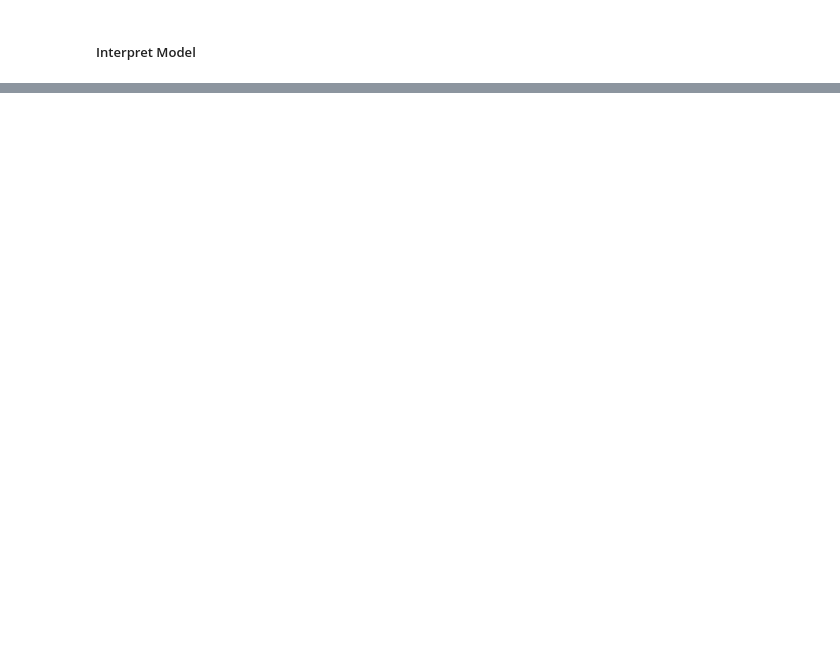
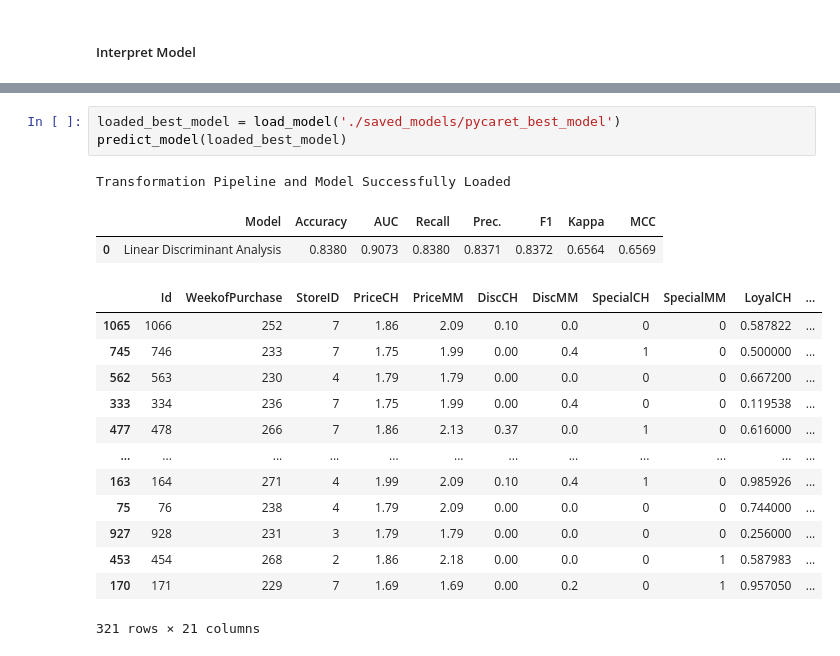
Before and after one commit to iamabutalha/Fun_Learning_ML, a Jupyter notebook: pyCaret_01_classification.ipynb, the cells around one changed output, grey strips where cells are left out. Cells and saved outputs as stored; diff of their text form; blank space fills up the shorter version.

Commit message:
add pycaret classification

```diff
--- a/pyCaret_01_classification.ipynb
+++ b/pyCaret_01_classification.ipynb
@@ -81,0 +411,20 @@ interpret_model(catboost, plot = 'correlation')
+# %%
+loaded_best_model = load_model('./saved_models/pycaret_best_model')
+predict_model(loaded_best_model)
+# %% [output]
+Transformation Pipeline and Model Successfully Loaded
+|  | Model | Accuracy | AUC | Recall | Prec. | F1 | Kappa | MCC |
+| 0 | Linear Discriminant Analysis | 0.8380 | 0.9073 | 0.8380 | 0.8371 | 0.8372 | 0.6564 | 0.6569 |
+|  | Id | WeekofPurchase | StoreID | PriceCH | PriceMM | DiscCH | DiscMM | SpecialCH | SpecialMM | LoyalCH | ... |
+| 1065 | 1066 | 252 | 7 | 1.86 | 2.09 | 0.10 | 0.0 | 0 | 0 | 0.587822 | ... |
+| 745 | 746 | 233 | 7 | 1.75 | 1.99 | 0.00 | 0.4 | 1 | 0 | 0.500000 | ... |
+| 562 | 563 | 230 | 4 | 1.79 | 1.79 | 0.00 | 0.0 | 0 | 0 | 0.667200 | ... |
+| 333 | 334 | 236 | 7 | 1.75 | 1.99 | 0.00 | 0.4 | 0 | 0 | 0.119538 | ... |
+| 477 | 478 | 266 | 7 | 1.86 | 2.13 | 0.37 | 0.0 | 1 | 0 | 0.616000 | ... |
+| ... | ... | ... | ... | ... | ... | ... | ... | ... | ... | ... | ... |
+| 163 | 164 | 271 | 4 | 1.99 | 2.09 | 0.10 | 0.4 | 1 | 0 | 0.985926 | ... |
+| 75 | 76 | 238 | 4 | 1.79 | 2.09 | 0.00 | 0.0 | 0 | 0 | 0.744000 | ... |
+| 927 | 928 | 231 | 3 | 1.79 | 1.79 | 0.00 | 0.0 | 0 | 0 | 0.256000 | ... |
+| 453 | 454 | 268 | 2 | 1.86 | 2.18 | 0.00 | 0.0 | 0 | 1 | 0.587983 | ... |
+| 170 | 171 | 229 | 7 | 1.69 | 1.69 | 0.00 | 0.2 | 0 | 1 | 0.957050 | ... |
+321 rows × 21 columns
```
Also changed, not shown: parts of 39 cells of this notebook, 8 other files.
